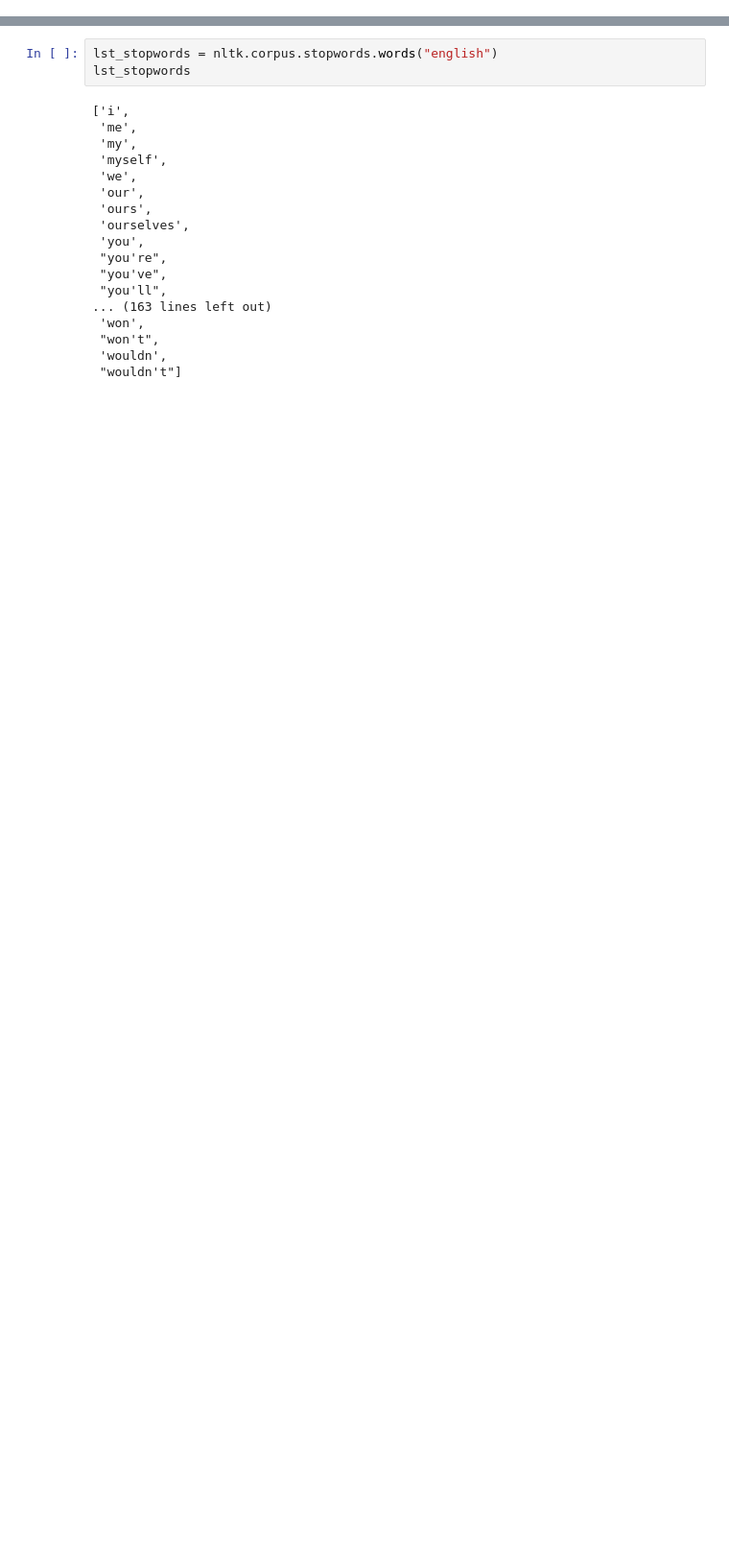
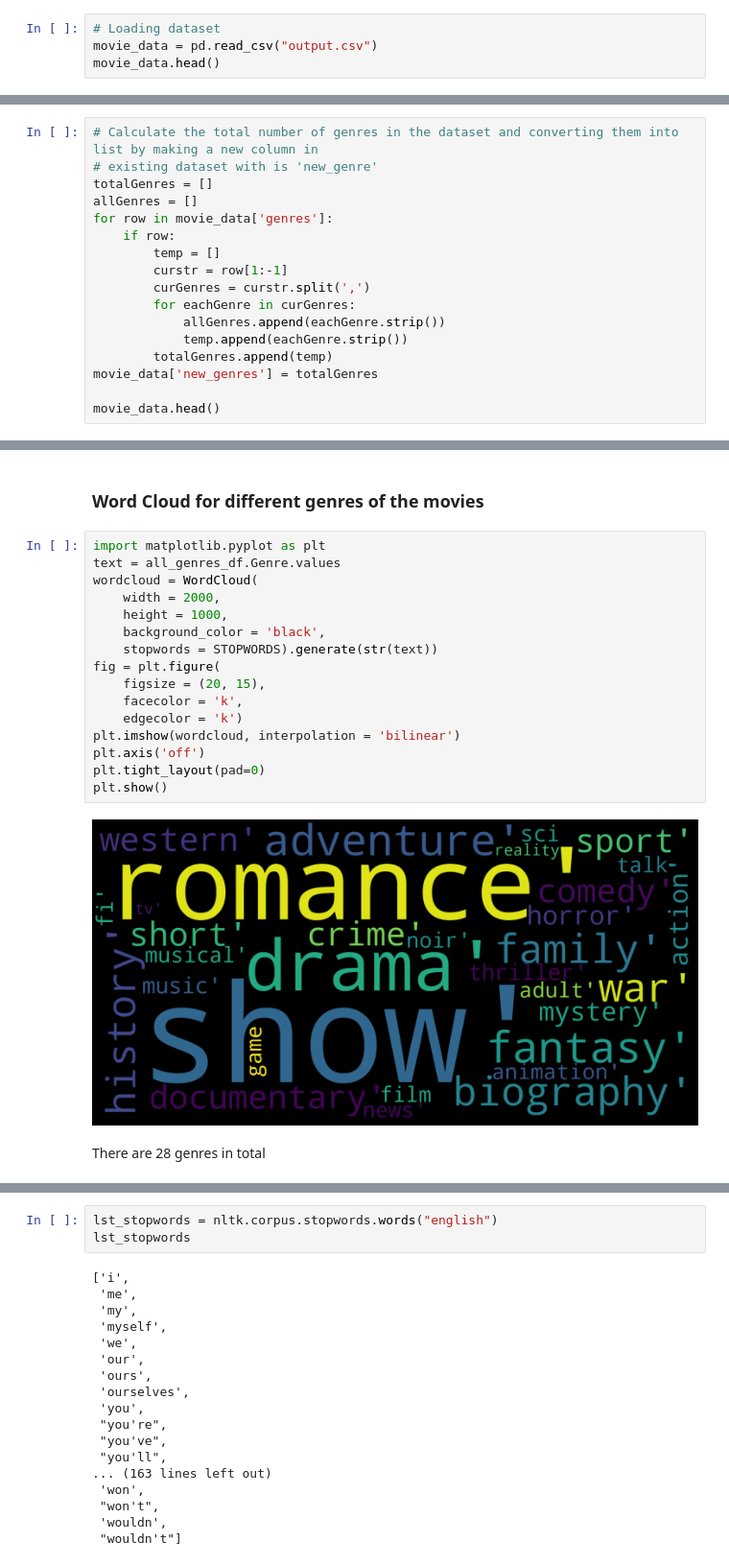
Before and after one commit to priyanshi9692/CMPE256-Project, a Jupyter notebook: Random_Forest.ipynb, the cells around one changed output, grey strips where cells are left out. Shown: that part at 96% size. Saved outputs shown, nothing was run; the diff lists cells and outputs as text; blank space fills up the shorter version.

```diff
--- a/Random_Forest.ipynb
+++ b/Random_Forest.ipynb
@@ -114,0 +30,4 @@ df.head()
+# %%
+# Loading dataset
+movie_data = pd.read_csv("output.csv")
+movie_data.head()
@@ -114,0 +55,17 @@ df.head()
+# %%
+# Calculate the total number of genres in the dataset and converting them into list by making a new column in
+# existing dataset with is 'new_genre'
+totalGenres = []
+allGenres = []
+for row in movie_data['genres']:
+    if row:
+        temp = []
+        curstr = row[1:-1]
+        curGenres = curstr.split(',')
+        for eachGenre in curGenres:
+            allGenres.append(eachGenre.strip())
+            temp.append(eachGenre.strip())
+        totalGenres.append(temp)
+movie_data['new_genres'] = totalGenres
+
+movie_data.head()
@@ -114,0 +110,22 @@ df.head()
+# %% [markdown]
+### Word Cloud for different genres of the movies
+# %%
+import matplotlib.pyplot as plt
+text = all_genres_df.Genre.values
+wordcloud = WordCloud(
+    width = 2000,
+    height = 1000,
+    background_color = 'black',
+    stopwords = STOPWORDS).generate(str(text))
+fig = plt.figure(
+    figsize = (20, 15),
+    facecolor = 'k',
+    edgecolor = 'k')
+plt.imshow(wordcloud, interpolation = 'bilinear')
+plt.axis('off')
+plt.tight_layout(pad=0)
+plt.show()
+# %% [output]
+[figure, added]
+# %% [markdown]
+There are 28 genres in total
```
Also changed, not shown: parts of 106 cells of this notebook.
